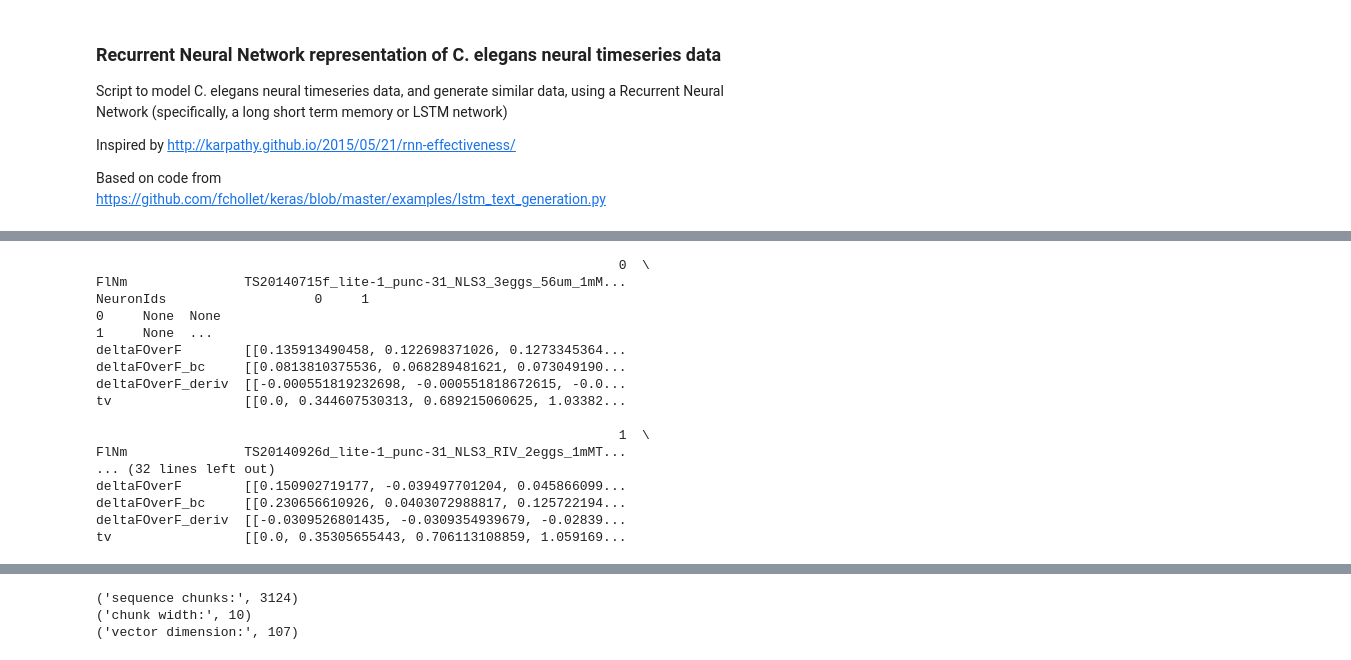
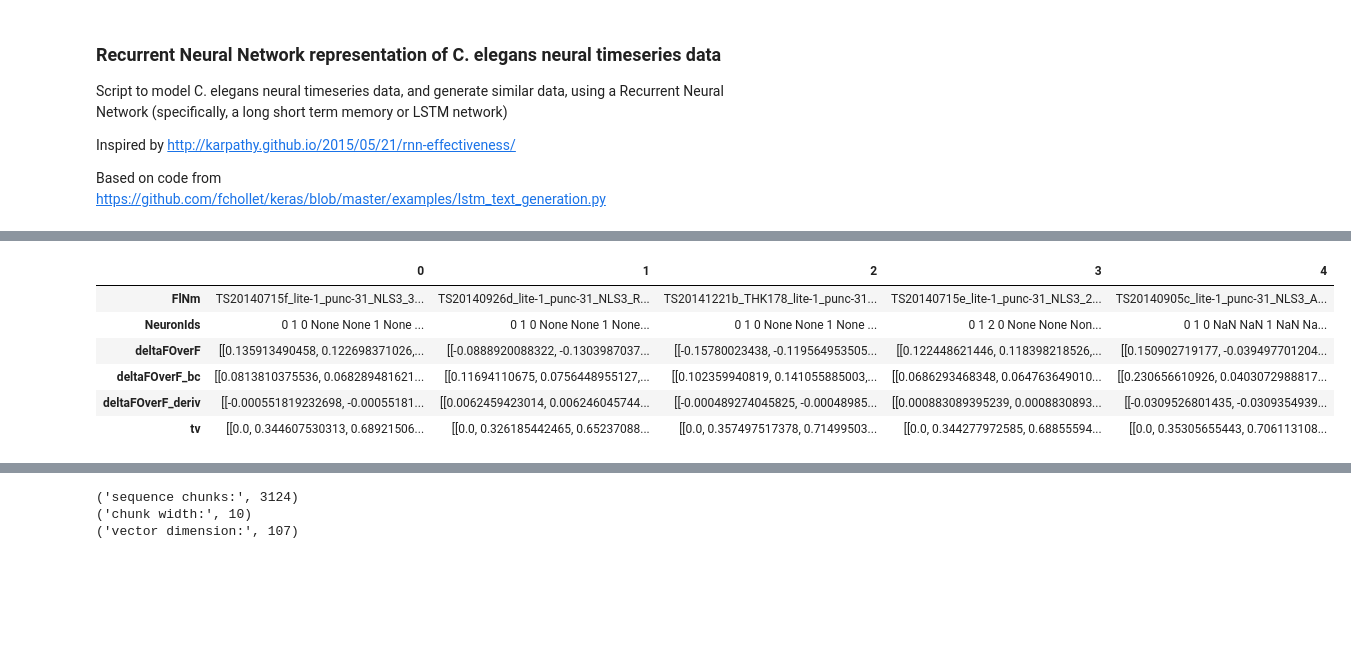
Before and after one commit to openworm/neuronal-analysis, a Jupyter notebook: laboratory/RecurrentNeuralNetwork.ipynb, the cells around one changed output, grey strips where cells are left out. Saved outputs shown, nothing was run; the diff lists cells and outputs as text; code cells hidden in the pictures; blank space fills up the shorter version.

```diff
--- a/laboratory/RecurrentNeuralNetwork.ipynb
+++ b/laboratory/RecurrentNeuralNetwork.ipynb
@@ -30,25 +33,14 @@ import data_config as dc
 # %%
-wormData = dc.kato_matlab.retrieve()
-
-print(wormData)
+wormData = dc.kato.retrieve()
+wormData
 # %% [output]
-                                                                   0  \
-FlNm               TS20140715f_lite-1_punc-31_NLS3_3eggs_56um_1mM...
-NeuronIds                   0     1
-0     None  None
-1     None  ...
-deltaFOverF        [[0.135913490458, 0.122698371026, 0.1273345364...
-deltaFOverF_bc     [[0.0813810375536, 0.068289481621, 0.073049190...
-deltaFOverF_deriv  [[-0.000551819232698, -0.000551818672615, -0.0...
-tv                 [[0.0, 0.344607530313, 0.689215060625, 1.03382...
-
-                                                                   1  \
-FlNm               TS20140926d_lite-1_punc-31_NLS3_RIV_2eggs_1mMT...
-... (32 lines left out)
-deltaFOverF        [[0.150902719177, -0.039497701204, 0.045866099...
-deltaFOverF_bc     [[0.230656610926, 0.0403072988817, 0.125722194...
-deltaFOverF_deriv  [[-0.0309526801435, -0.0309354939679, -0.02839...
-tv                 [[0.0, 0.35305655443, 0.706113108859, 1.059169...
+|  | 0 | 1 | 2 | 3 | 4 |
+| FlNm | TS20140715f_lite-1_punc-31_NLS3_3... | TS20140926d_lite-1_punc-31_NLS3_R... | TS20141221b_THK178_lite-1_punc-31... | TS20140715e_lite-1_punc-31_NLS3_2... | TS20140905c_lite-1_punc-31_NLS3_A... |
+| NeuronIds | 0 1 0 None None 1 None ... | 0 1 0 None None 1 None... | 0 1 0 None None 1 None ... | 0 1 2 0 None None Non... | 0 1 0 NaN NaN 1 NaN Na... |
+| deltaFOverF | [[0.135913490458, 0.122698371026,... | [[-0.0888920088322, -0.1303987037... | [[-0.15780023438, -0.119564953505... | [[0.122448621446, 0.118398218526,... | [[0.150902719177, -0.039497701204... |
+| deltaFOverF_bc | [[0.0813810375536, 0.068289481621... | [[0.11694110675, 0.0756448955127,... | [[0.102359940819, 0.141055885003,... | [[0.0686293468348, 0.064763649010... | [[0.230656610926, 0.0403072988817... |
+| deltaFOverF_deriv | [[-0.000551819232698, -0.00055181... | [[0.0062459423014, 0.006246045744... | [[-0.000489274045825, -0.00048985... | [[0.000883089395239, 0.0008830893... | [[-0.0309526801435, -0.0309354939... |
+| tv | [[0.0, 0.344607530313, 0.68921506... | [[0.0, 0.326185442465, 0.65237088... | [[0.0, 0.357497517378, 0.71499503... | [[0.0, 0.344277972585, 0.68855594... | [[0.0, 0.35305655443, 0.706113108... |
 # %%
 # Choose a trial arbitrarily
 # Let's try with derivative data
```
Also changed, not shown: parts of 3 cells of this notebook, 7 other files.
